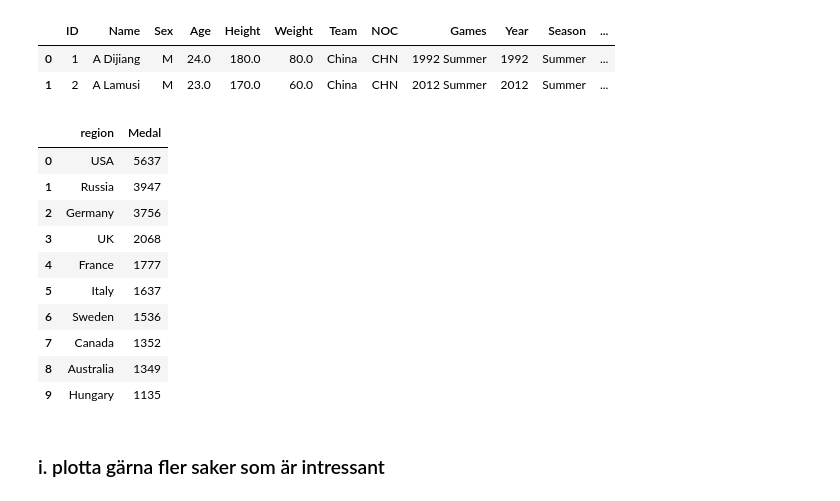
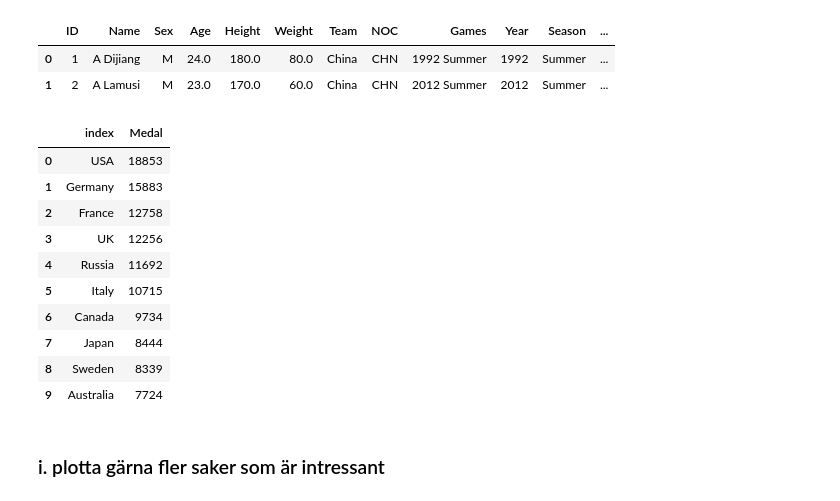
Before and after one commit to wlinds/ITHS-Projekt-OS, a Jupyter notebook: Project/Uppgift 0.ipynb, the cells around one changed output. Drawn from its saved outputs; the diff is of its cells as text; code cells hidden in the pictures.

Commit message:
change s in top medals

```diff
--- a/Project/Uppgift 0.ipynb
+++ b/Project/Uppgift 0.ipynb
@@ -6,7 +6,7 @@ import pandas as pd
 import numpy as np
 
 # read first data file
-df = pd.read_csv("../Project/Data/athlete_events.csv")
+df = pd.read_csv("../Project/olympicdata/athlete_events.csv")
 df.head()
 # %% [output]
 |  | ID | Name | Sex | Age | Height | Weight | Team | NOC | Games | Year | Season | ... |
@@ -17,7 +17,7 @@ df.head()
 | 4 | 5 | Christine Jacoba Aaftink | F | 21.0 | 185.0 | 82.0 | Netherlands | NED | 1988 Winter | 1988 | Winter | ... |
 # %%
 # read second data file
-df1 = pd.read_csv("../Project/Data/noc_regions.csv") #### NOC: National Olympic Committee
+df1 = pd.read_csv("../Project/olympicdata/noc_regions.csv") #### NOC: National Olympic Committee
 df1.head()
 # %% [output]
 |  | NOC | region | notes |
@@ -233,21 +233,21 @@ df_merge.head(2)
 |  | ID | Name | Sex | Age | Height | Weight | Team | NOC | Games | Year | Season | ... |
 | 0 | 1 | A Dijiang | M | 24.0 | 180.0 | 80.0 | China | CHN | 1992 Summer | 1992 | Summer | ... |
 | 1 | 2 | A Lamusi | M | 23.0 | 170.0 | 60.0 | China | CHN | 2012 Summer | 2012 | Summer | ... |
-# %%
-df_medal = df_merge.groupby("region")[["Medal"]].count().sort_values(by = "Medal",ascending= False).head(10).reset_index()
-df_medal
-# %% [output]
-|  | region | Medal |
-| 0 | USA | 5637 |
-| 1 | Russia | 3947 |
-| 2 | Germany | 3756 |
-| 3 | UK | 2068 |
-| 4 | France | 1777 |
-| 5 | Italy | 1637 |
-| 6 | Sweden | 1536 |
-| 7 | Canada | 1352 |
-| 8 | Australia | 1349 |
-| 9 | Hungary | 1135 |
+# %%
+df_medals = df_merge.region.value_counts().reset_index(name='Medal').head(10)
+df_medals
+# %% [output]
+|  | index | Medal |
+| 0 | USA | 18853 |
+| 1 | Germany | 15883 |
+| 2 | France | 12758 |
+| 3 | UK | 12256 |
+| 4 | Russia | 11692 |
+| 5 | Italy | 10715 |
+| 6 | Canada | 9734 |
+| 7 | Japan | 8444 |
+| 8 | Sweden | 8339 |
+| 9 | Australia | 7724 |
 # %%
 import plotly.express as px
 
```
Also changed, not shown: parts of 1 cell of this notebook.
